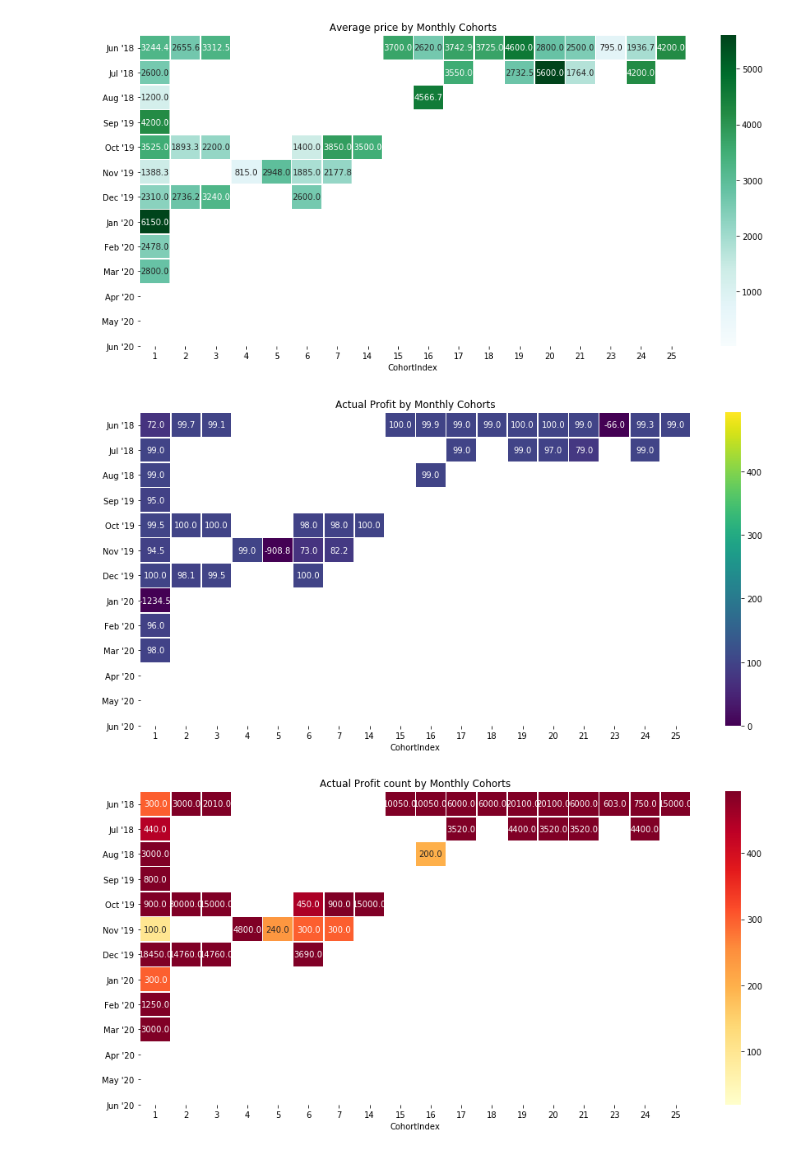
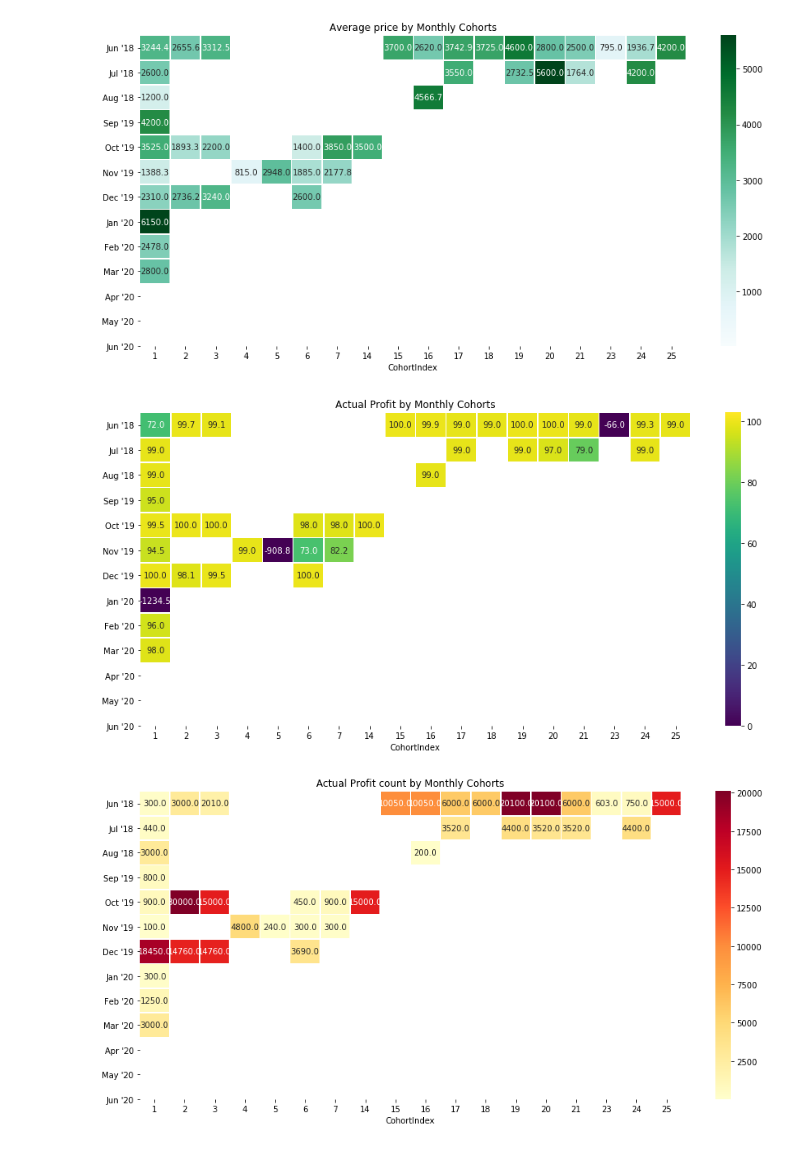
Before and after one commit to simofleanta/Data_coding_preparations, a Jupyter notebook: coh.ipynb, the cells around one changed output. Saved outputs shown, nothing was run; the diff lists cells and outputs as text; code cells hidden in the pictures.

```diff
--- a/coh.ipynb
+++ b/coh.ipynb
@@ -300,45 +300,45 @@ sns.heatmap(data = compare,
             vmin = '0.0',
 #             vmax =20,
             cmap='viridis',
-            vmax = list(client_count.max().sort_values(ascending = False))[1]+3,
+            vmax = list(compare.max().sort_values(ascending = False))[1]+3,
             fmt = '.1f',
             linewidth = 0.7,
             yticklabels=month_list)
 plt.show()
 # %% [output]
-[figure, old version]
+[figure, new version]
 # %%
 ########################################
 # Calculate the average of the unit price column
 cohort_datas = grouping['Actual'].min()
 
 # Reset the index of cohort_data
 cohort_datas = cohort_datas.reset_index()
 
 # Create a pivot
 actual_p = cohort_datas.pivot(index='CohortMonth', columns='CohortIndex', values='Actual')
 actual_p.round(5)
 actual_p.index = actual_p.index.date
 plt.figure(figsize=(15,7))
 
 month_list=["Jun '18", "Jul '18", "Aug '18", \
         "Sep '19", "Oct '19","Nov '19",\
             "Dec '19", "Jan '20", "Feb '20", "Mar '20", "Apr '20",\
                 "May '20", "Jun '20"]
 
 # Add a title
 plt.title('Actual Profit count by Monthly Cohorts')
 
 # Create the heatmap
 sns.heatmap(data = actual_p,
             annot=True,
             vmin = 20,
 #             vmax =20,
             cmap='YlOrRd',
-            vmax = list(client_count.max().sort_values(ascending = False))[1]+3,
+            vmax = list(actual_p.max().sort_values(ascending = False))[1]+3,
             fmt = '.1f',
             linewidth = 0.7,
             yticklabels=month_list)
 plt.show()
 # %% [output]
-[figure, old version]
+[figure, new version]
```
Also changed, not shown: parts of 3 cells of this notebook, 1 other file.
